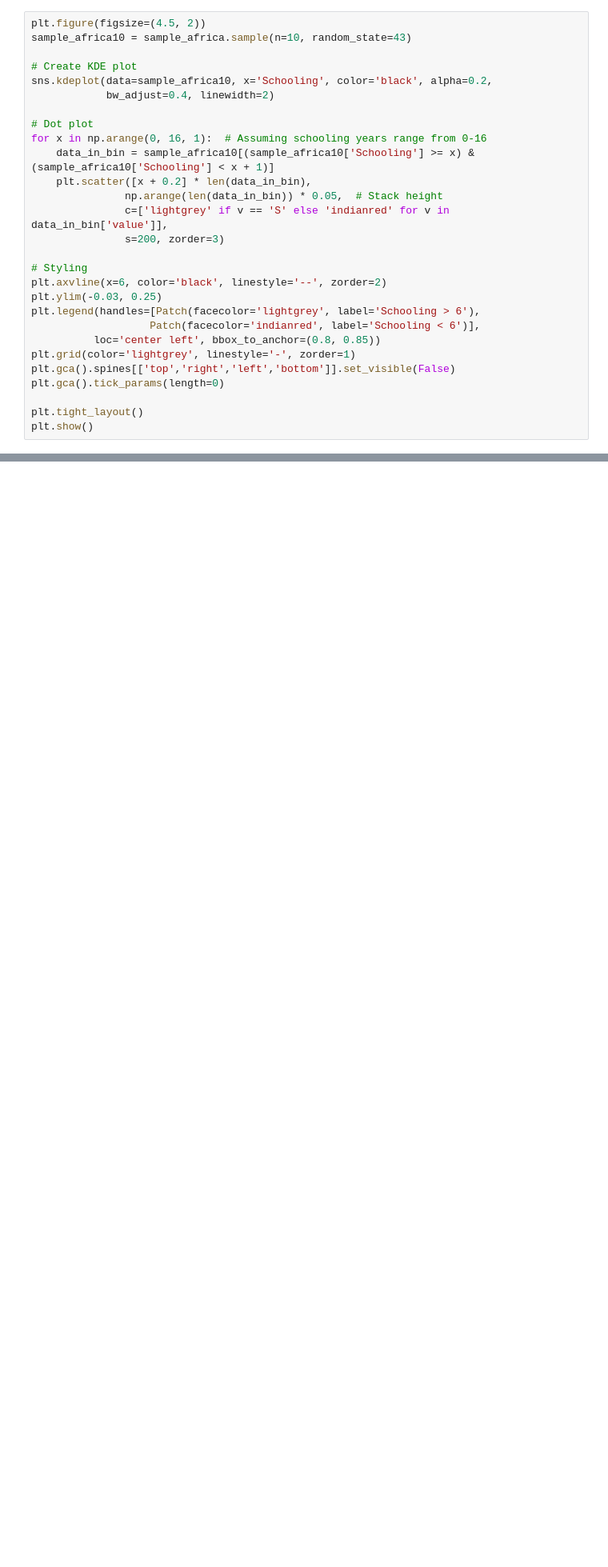
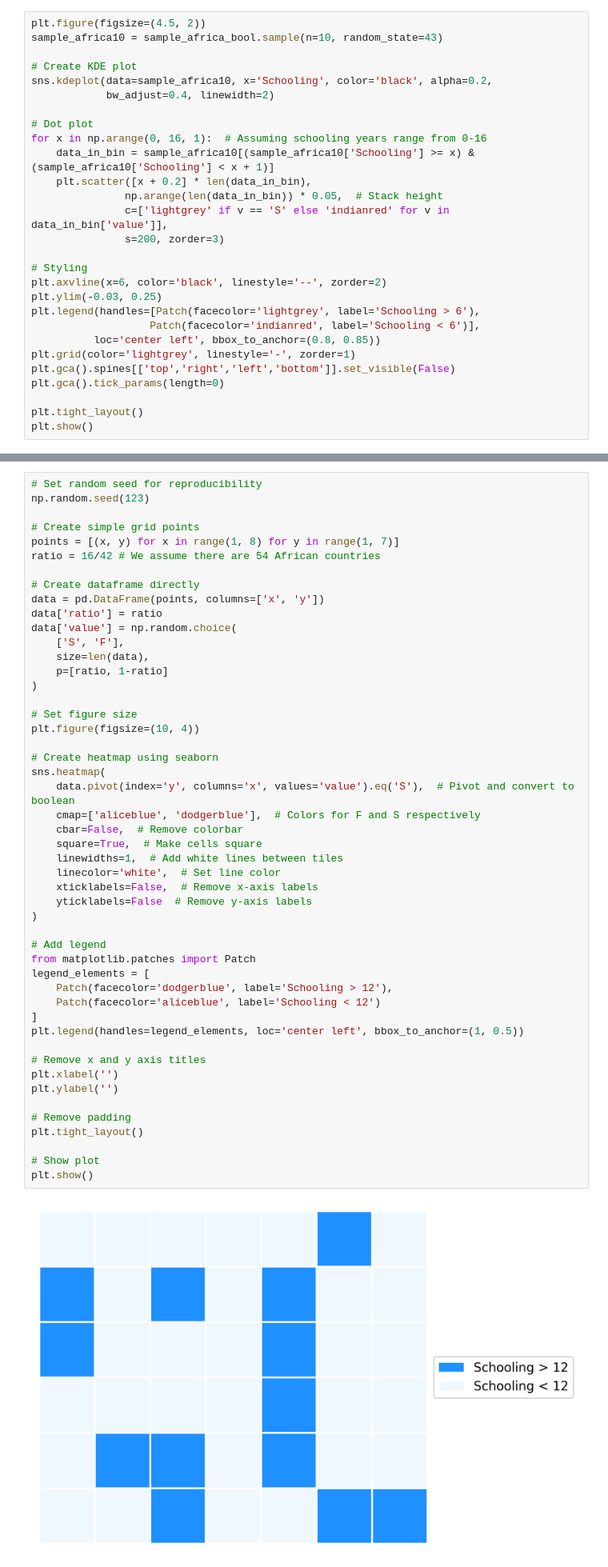
Before and after one commit to Leroymilo/DataVis, a Jupyter notebook: L5/AdriaanL_AcadWrit_DataViz_Lesson5.ipynb, the cells around one changed output, grey strips where cells are left out. Shown at 80% size. Saved outputs shown, nothing was run; the diff lists cells and outputs as text; blank space fills up the shorter version.

```diff
--- a/L5/AdriaanL_AcadWrit_DataViz_Lesson5.ipynb
+++ b/L5/AdriaanL_AcadWrit_DataViz_Lesson5.ipynb
@@ -205,7 +198,7 @@ plt.show()
 <img src="https://i.imgur.com/qM1O0Bd.png" width=1024 />
 # %%
 plt.figure(figsize=(4.5, 2))
-sample_africa10 = sample_africa.sample(n=10, random_state=43)
+sample_africa10 = sample_africa_bool.sample(n=10, random_state=43)
 
 # Create KDE plot
 sns.kdeplot(data=sample_africa10, x='Schooling', color='black', alpha=0.2,
@@ -274,3 +264,54 @@ Number of Countries with Schooling > 12: 16
+# %%
+# Set random seed for reproducibility
+np.random.seed(123)
+
+# Create simple grid points
+points = [(x, y) for x in range(1, 8) for y in range(1, 7)]
+ratio = 16/42 # We assume there are 54 African countries
+
+# Create dataframe directly
+data = pd.DataFrame(points, columns=['x', 'y'])
+data['ratio'] = ratio
+data['value'] = np.random.choice(
+    ['S', 'F'],
+    size=len(data),
+    p=[ratio, 1-ratio]
+)
+
+# Set figure size
+plt.figure(figsize=(10, 4))
+
+# Create heatmap using seaborn
+sns.heatmap(
+    data.pivot(index='y', columns='x', values='value').eq('S'),  # Pivot and convert to boolean
+    cmap=['aliceblue', 'dodgerblue'],  # Colors for F and S respectively
+    cbar=False,  # Remove colorbar
+    square=True,  # Make cells square
+    linewidths=1,  # Add white lines between tiles
+    linecolor='white',  # Set line color
+    xticklabels=False,  # Remove x-axis labels
+    yticklabels=False  # Remove y-axis labels
+)
+
+# Add legend
+from matplotlib.patches import Patch
+legend_elements = [
+    Patch(facecolor='dodgerblue', label='Schooling > 12'),
+    Patch(facecolor='aliceblue', label='Schooling < 12')
+]
+plt.legend(handles=legend_elements, loc='center left', bbox_to_anchor=(1, 0.5))
+
+# Remove x and y axis titles
+plt.xlabel('')
+plt.ylabel('')
+
+# Remove padding
+plt.tight_layout()
+
+# Show plot
+plt.show()
+# %% [output]
+[figure, added]
 # %% [markdown]
 
 ## <font color="#B0AD89"><strong>5.2 ⫶ </strong></font>Statistical Sampling
```
Also changed, not shown: parts of 35 cells of this notebook.
